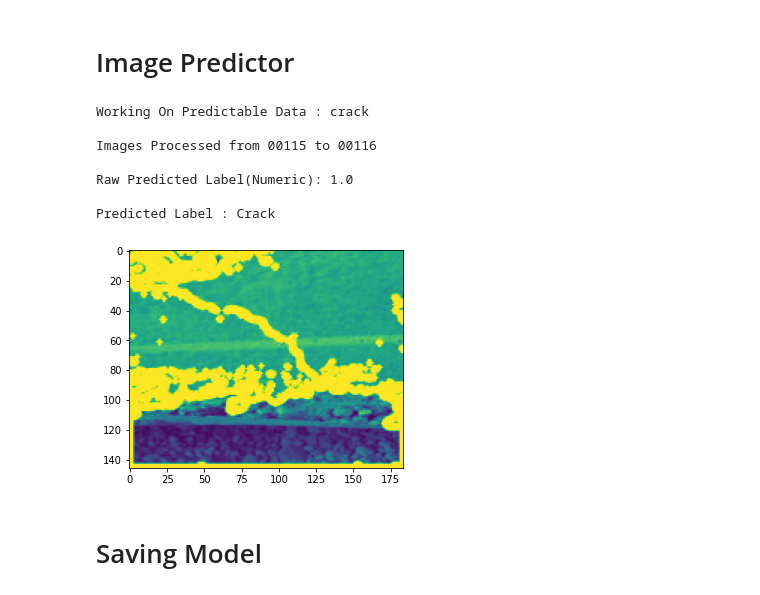
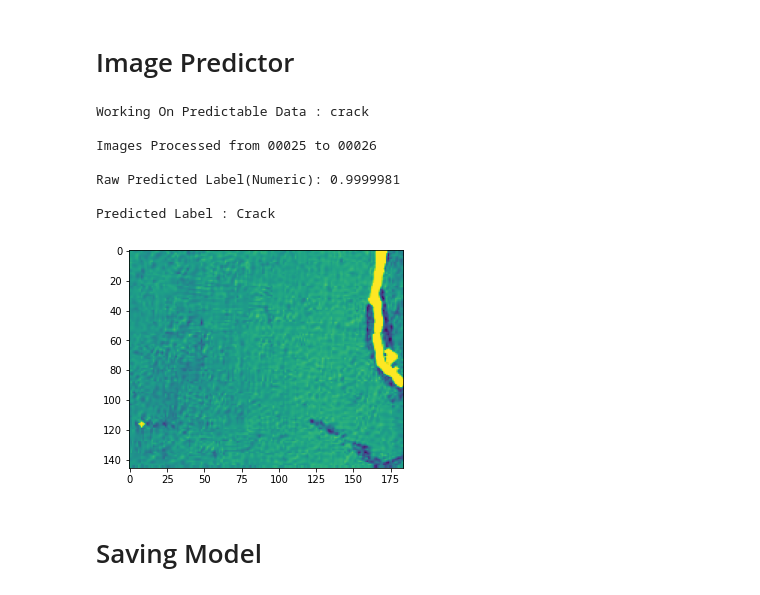
Before and after one commit to Guest0131/crack-detect, a Jupyter notebook: Crack Detection.ipynb, the cells around one changed output. Cells and saved outputs as stored; diff of their text form; code cells hidden in the pictures.

```diff
--- a/Crack Detection.ipynb
+++ b/Crack Detection.ipynb
@@ -389,16 +389,16 @@ def predict_image2(type_, num):
 # %% [markdown]
 #  Image Predictor
 # %%
-predict_image2('crack', 115)
+predict_image2('crack', 25)
 # %% [output]
 Working On Predictable Data : crack
 
-Images Processed from 00115 to 00116
+Images Processed from 00025 to 00026
 
-Raw Predicted Label(Numeric): 1.0
+Raw Predicted Label(Numeric): 0.9999981
 
 Predicted Label : Crack
-[figure, old version]
+[figure, new version]
 # %% [markdown]
 #  Saving Model
 # %%
```
Also changed, not shown: parts of 8 cells of this notebook.
